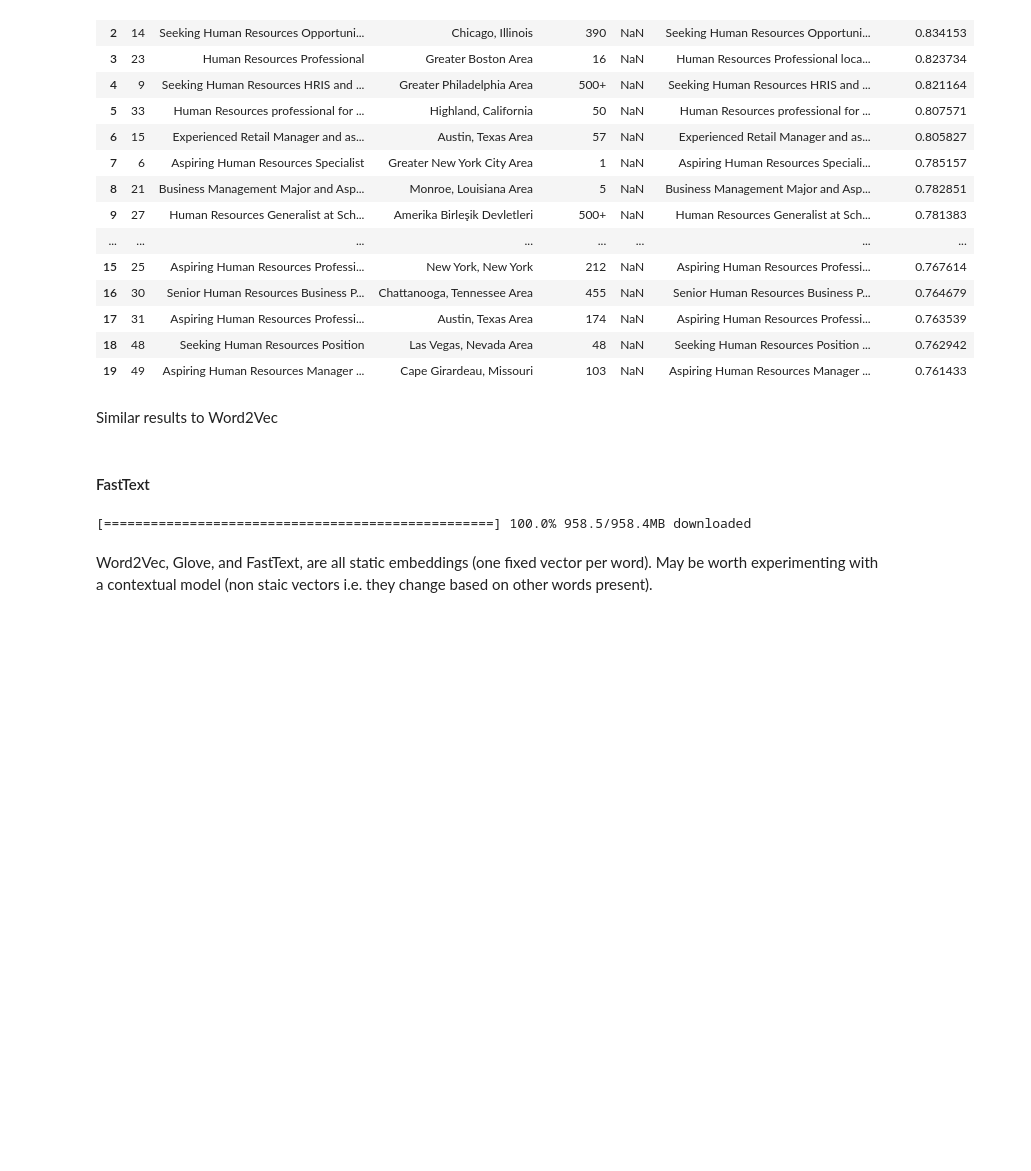
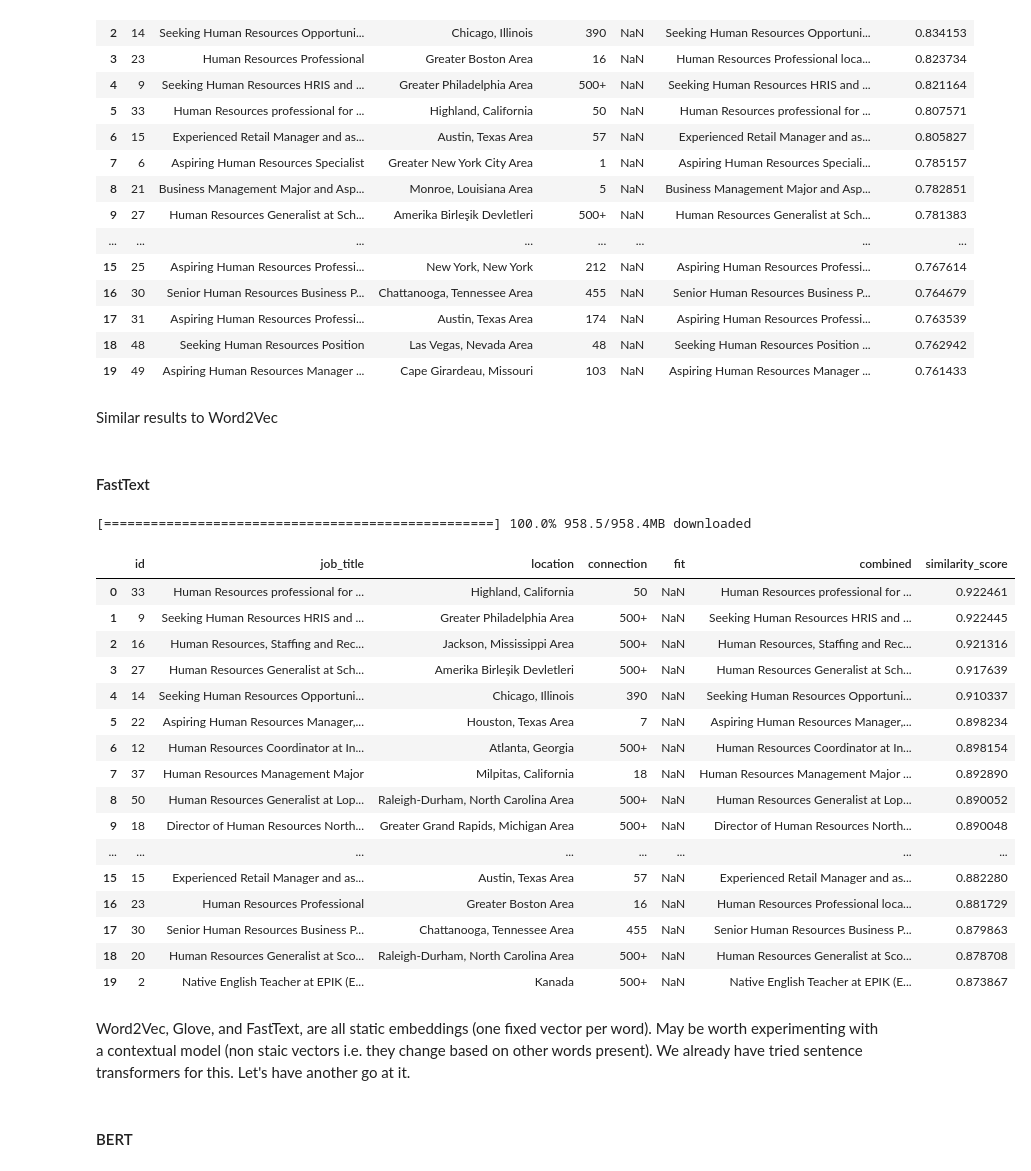
Before and after one commit to cameroncochrane/RnEHGFbDNlguJZBv, a Jupyter notebook: notebooks/PotentialTalents_2.ipynb, the cells around one changed output. Saved outputs shown, nothing was run; the diff lists cells and outputs as text; code cells hidden in the pictures; blank space fills up the shorter version.

Commit message:
Update execution counts in PotentialTalents_2 notebook; add FastText embedding method for candidate ranking and BERT model setup.

```diff
--- a/notebooks/PotentialTalents_2.ipynb
+++ b/notebooks/PotentialTalents_2.ipynb
@@ -197,32 +199,60 @@ ft_model = api.load("fasttext-wiki-news-subwords-300")
 # %% [output]
 [==================================================] 100.0% 958.5/958.4MB downloaded
 # %%
-def embed_text_fasttext(text: str, model) -> np.ndarray:
-    """Average word vectors for a piece of text into a single embedding."""
-    words = text.lower().split()
-    vectors = [model[w] for w in words]  # FastText can embed OOV words too, no need to filter
-    if not vectors:
-        return np.zeros(model.vector_size)
-    return np.mean(vectors, axis=0)
-
 def rank_candidates_fasttext(df: pd.DataFrame, query: str, model, top_n: int | None = None) -> pd.DataFrame:
     if df.empty or not query.strip():
         df = df.copy()
         df["similarity_score"] = 0.0
         return df
 
     query_vec = embed_text_fasttext(query, model).reshape(1, -1)
     candidate_vecs = np.vstack([embed_text_fasttext(t, model) for t in df["combined"].fillna("")])
 
     scores = cosine_similarity(query_vec, candidate_vecs).flatten()
 
     result = df.copy()
     result["similarity_score"] = scores
     result = result.sort_values("similarity_score", ascending=False)
 
     if top_n:
         result = result.head(top_n)
 
     return result.reset_index(drop=True)
+
+def embed_text_fasttext(text: str, model) -> np.ndarray:
+    """Average FastText vectors; skip tokens that cannot be resolved."""
+    words = text.lower().split()
+    vectors = []
+    for w in words:
+        try:
+            vectors.append(model.get_vector(w))
+        except KeyError:
+            continue
+    if not vectors:
+        return np.zeros(model.vector_size)
+    return np.mean(vectors, axis=0)
+
+ft_ideal = rank_candidates_fasttext(data, ideal_candidate_description, ft_model, 20)
+ft_ideal.head(20)
+# %% [output]
+|  | id | job_title | location | connection | fit | combined | similarity_score |
+| 0 | 33 | Human Resources professional for ... | Highland, California | 50 | NaN | Human Resources professional for ... | 0.922461 |
+| 1 | 9 | Seeking Human Resources HRIS and ... | Greater Philadelphia Area | 500+ | NaN | Seeking Human Resources HRIS and ... | 0.922445 |
+| 2 | 16 | Human Resources, Staffing and Rec... | Jackson, Mississippi Area | 500+ | NaN | Human Resources, Staffing and Rec... | 0.921316 |
+| 3 | 27 | Human Resources Generalist at Sch... | Amerika Birleşik Devletleri | 500+ | NaN | Human Resources Generalist at Sch... | 0.917639 |
+| 4 | 14 | Seeking Human Resources Opportuni... | Chicago, Illinois | 390 | NaN | Seeking Human Resources Opportuni... | 0.910337 |
+| 5 | 22 | Aspiring Human Resources Manager,... | Houston, Texas Area | 7 | NaN | Aspiring Human Resources Manager,... | 0.898234 |
+| 6 | 12 | Human Resources Coordinator at In... | Atlanta, Georgia | 500+ | NaN | Human Resources Coordinator at In... | 0.898154 |
+| 7 | 37 | Human Resources Management Major | Milpitas, California | 18 | NaN | Human Resources Management Major ... | 0.892890 |
+| 8 | 50 | Human Resources Generalist at Lop... | Raleigh-Durham, North Carolina Area | 500+ | NaN | Human Resources Generalist at Lop... | 0.890052 |
+| 9 | 18 | Director of Human Resources North... | Greater Grand Rapids, Michigan Area | 500+ | NaN | Director of Human Resources North... | 0.890048 |
+| ... | ... | ... | ... | ... | ... | ... | ... |
+| 15 | 15 | Experienced Retail Manager and as... | Austin, Texas Area | 57 | NaN | Experienced Retail Manager and as... | 0.882280 |
+| 16 | 23 | Human Resources Professional | Greater Boston Area | 16 | NaN | Human Resources Professional loca... | 0.881729 |
+| 17 | 30 | Senior Human Resources Business P... | Chattanooga, Tennessee Area | 455 | NaN | Senior Human Resources Business P... | 0.879863 |
+| 18 | 20 | Human Resources Generalist at Sco... | Raleigh-Durham, North Carolina Area | 500+ | NaN | Human Resources Generalist at Sco... | 0.878708 |
+| 19 | 2 | Native English Teacher at EPIK (E... | Kanada | 500+ | NaN | Native English Teacher at EPIK (E... | 0.873867 |
 # %% [markdown]
-Word2Vec, Glove, and FastText, are all static embeddings (one fixed vector per word). May be worth experimenting with a contextual model (non staic vectors i.e. they change based on other words present).
+Word2Vec, Glove, and FastText, are all static embeddings (one fixed vector per word). May be worth experimenting with a contextual model (non staic vectors i.e. they change based on other words present). We already have tried sentence transformers for this. Let's have another go at it.
+# %% [markdown]
+<h4>BERT
```
Also changed, not shown: parts of 3 cells of this notebook.
